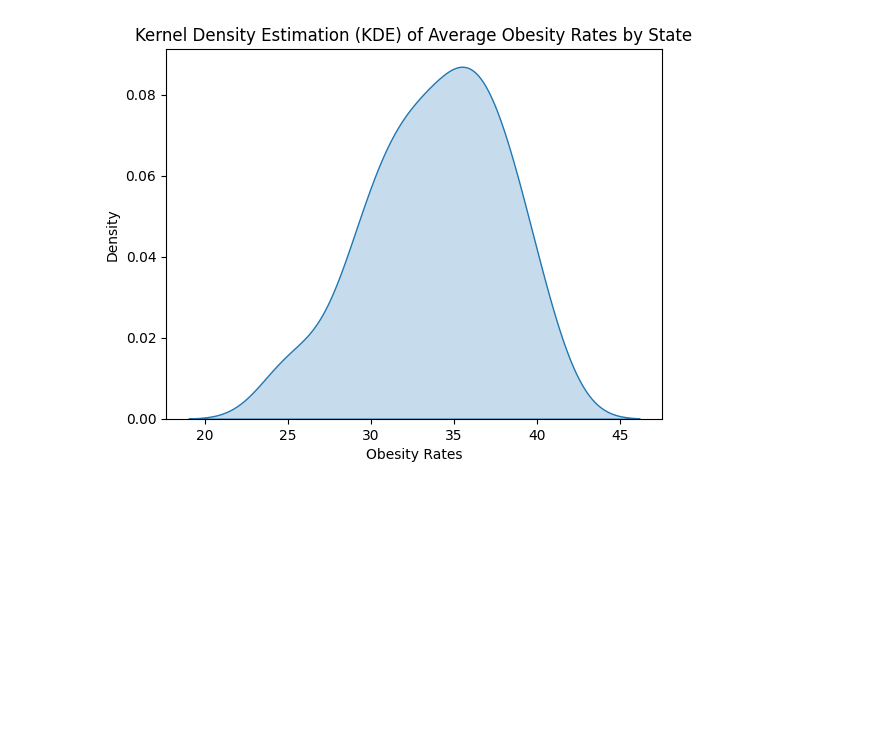
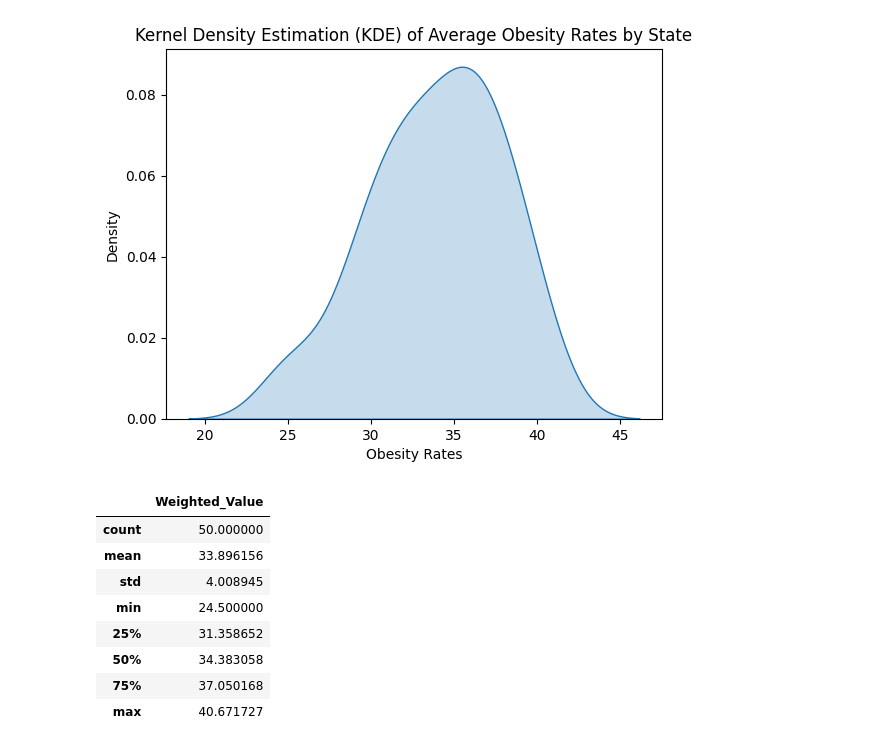
Before and after one commit to heiligni/SWAN, a Jupyter notebook: swan/preprocessing.ipynb, the cells around one changed output. Saved outputs shown, nothing was run; the diff lists cells and outputs as text; code cells hidden in the pictures; blank space fills up the shorter version.

```diff
--- a/swan/preprocessing.ipynb
+++ b/swan/preprocessing.ipynb
@@ -92,3 +92,15 @@ This will become an error in seaborn v0.14.0; please update your code.
 
   sns.kdeplot(data=weighted_mean_wo_fl['Weighted_Value'], shade=True)
 [figure]
+# %%
+weighted_mean_wo_fl.describe()
+# %% [output]
+|  | Weighted_Value |
+| count | 50.000000 |
+| mean | 33.896156 |
+| std | 4.008945 |
+| min | 24.500000 |
+| 25% | 31.358652 |
+| 50% | 34.383058 |
+| 75% | 37.050168 |
+| max | 40.671727 |
```
